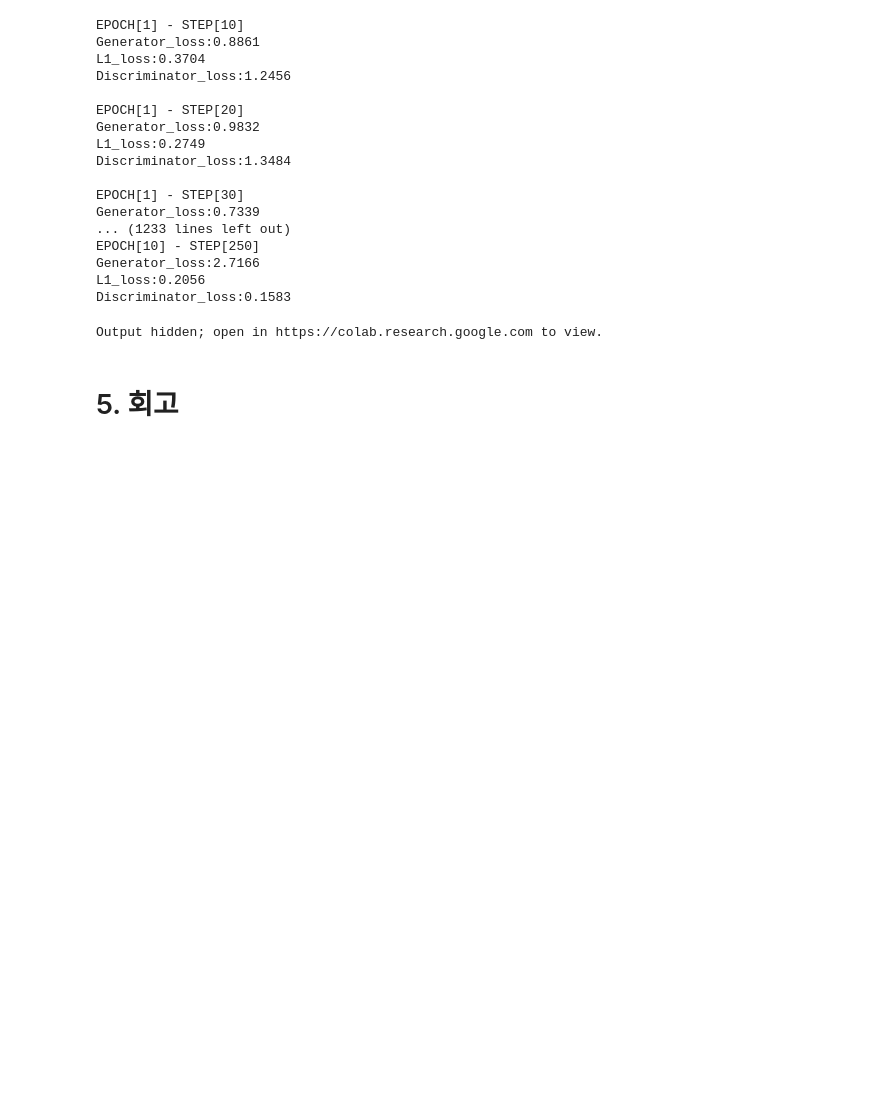
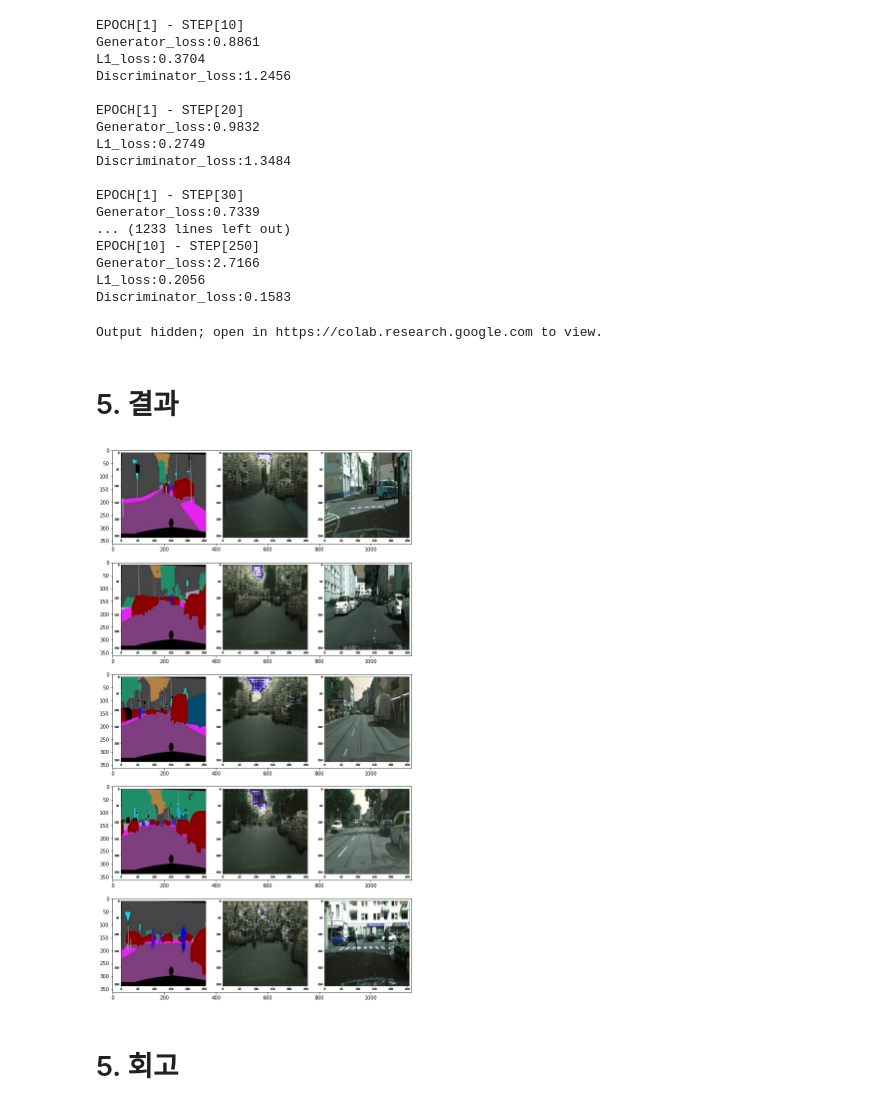
Before and after one commit to cowFarmer/AI_study, a Jupyter notebook: Exploration/E17_GAN/E17_GAN.ipynb, the cells around one changed output. Drawn from its saved outputs; the diff is of its cells as text; code cells hidden in the pictures; blank space fills up the shorter version.

```diff
--- a/Exploration/E17_GAN/E17_GAN.ipynb
+++ b/Exploration/E17_GAN/E17_GAN.ipynb
@@ -509,6 +509,19 @@ for i in range(0, 5):
     plt.subplot(1,3,3); plt.imshow(denormalize(colored))
 # %% [output]
 Output hidden; open in https://colab.research.google.com to view.
+# %% [markdown]
+# 5. 결과
+# %%
+result_path = '/content/drive/MyDrive/aiffel_dataset/conditional_generation/result/'
+
+plt.figure(figsize=(30,20))
+for i in range(0,5):
+    f = result_path + os.listdir(result_path)[i]
+    img = cv2.imread(f, cv2.IMREAD_COLOR)
+    plt.subplot(5,1,i+1)
+    plt.imshow(img)
+# %% [output]
+[figure, added]
 # %% [markdown]
 # 5. 회고
 # %% [markdown]
```
